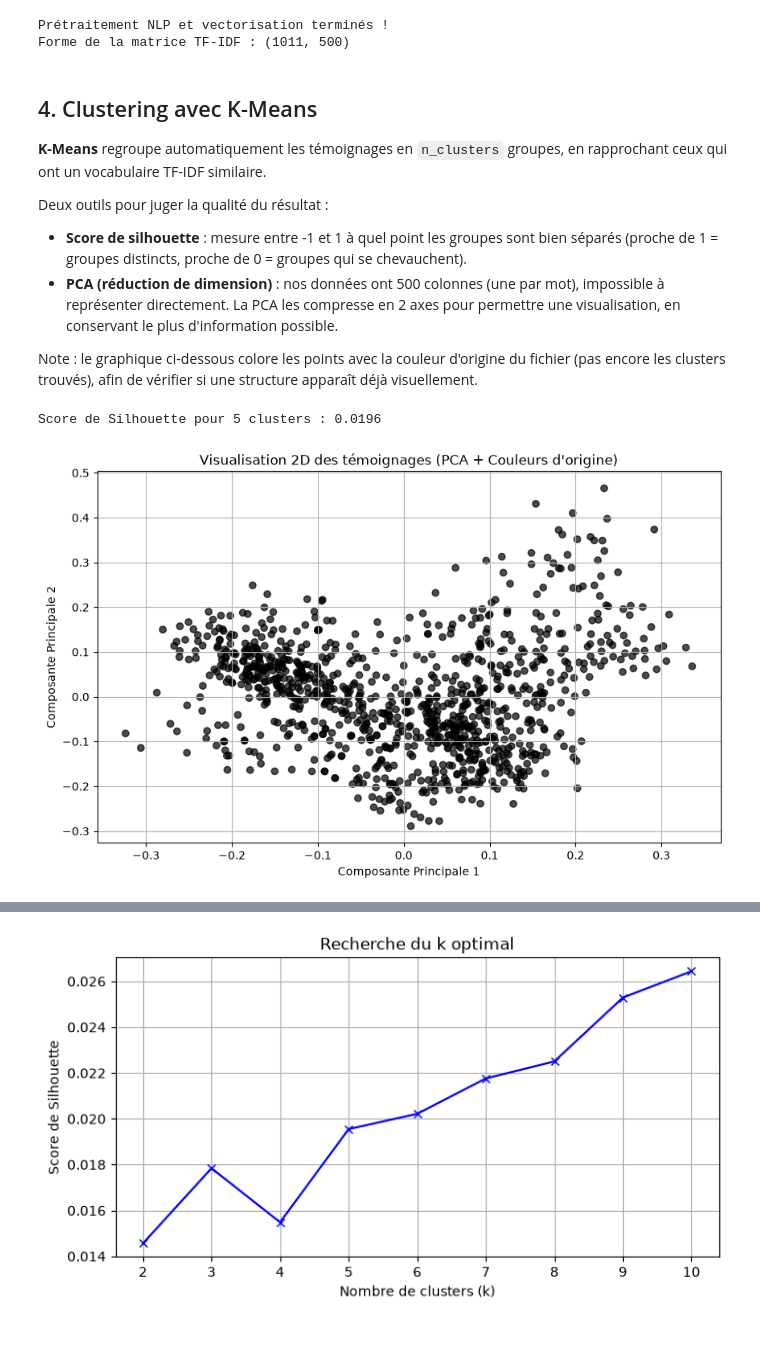
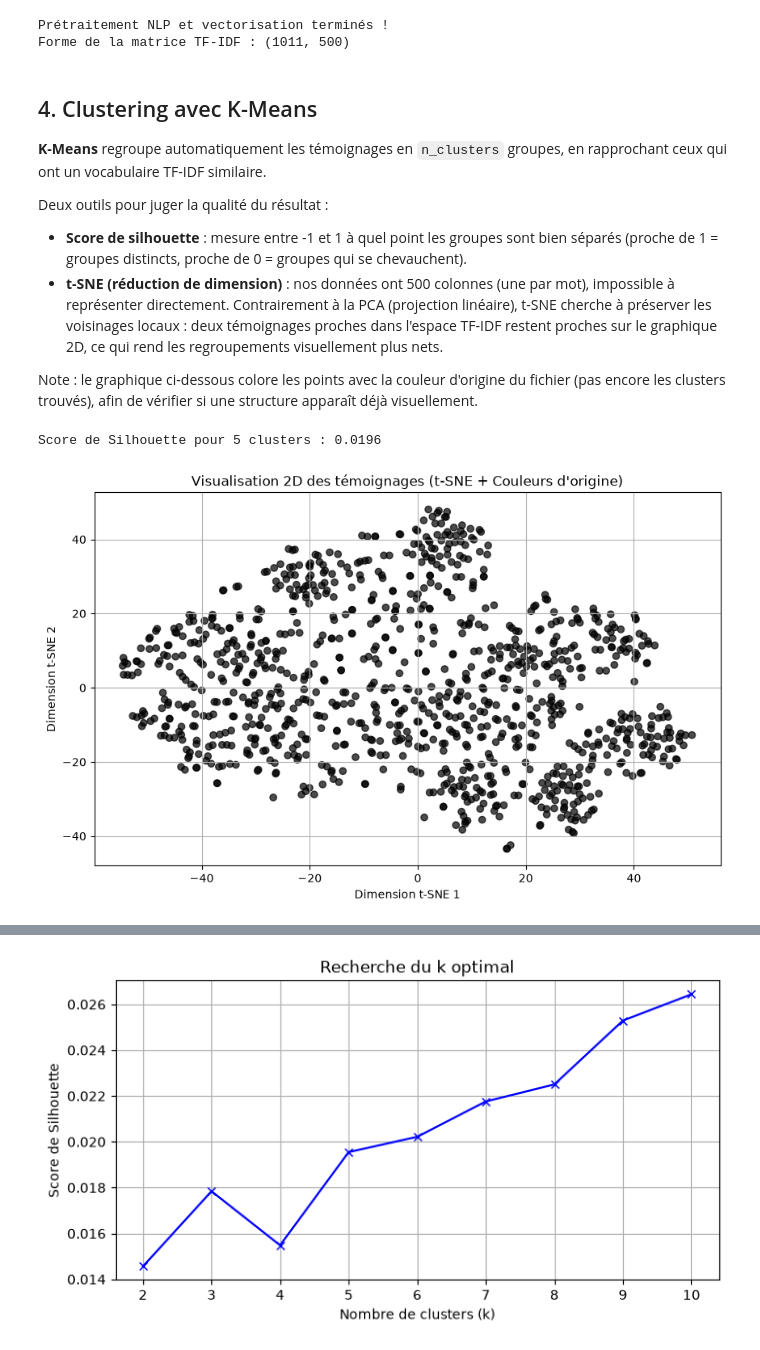
Before and after one commit to LouiSvon/cvrie, a Jupyter notebook: notebooks/unsupervised_learning.ipynb, the cells around one changed output, grey strips where cells are left out. Cells and saved outputs as stored; diff of their text form; code cells hidden in the pictures.

```diff
--- a/notebooks/unsupervised_learning.ipynb
+++ b/notebooks/unsupervised_learning.ipynb
@@ -124,42 +124,42 @@ Forme de la matrice TF-IDF : (1011, 500)
 
 Deux outils pour juger la qualité du résultat :
 - **Score de silhouette** : mesure entre -1 et 1 à quel point les groupes sont bien séparés (proche de 1 = groupes distincts, proche de 0 = groupes qui se chevauchent).
-- **PCA (réduction de dimension)** : nos données ont 500 colonnes (une par mot), impossible à représenter directement. La PCA les compresse en 2 axes pour permettre une visualisation, en conservant le plus d'information possible.
+- **t-SNE (réduction de dimension)** : nos données ont 500 colonnes (une par mot), impossible à représenter directement. Contrairement à la PCA (projection linéaire), t-SNE cherche à préserver les voisinages locaux : deux témoignages proches dans l'espace TF-IDF restent proches sur le graphique 2D, ce qui rend les regroupements visuellement plus nets.
 
 Note : le graphique ci-dessous colore les points avec la couleur d'origine du fichier (pas encore les clusters trouvés), afin de vérifier si une structure apparaît déjà visuellement.
 # %%
 from sklearn.cluster import KMeans
 from sklearn.metrics import silhouette_score
-from sklearn.decomposition import PCA
+from sklearn.manifold import TSNE
 import matplotlib.pyplot as plt
 
 # 1. Entraînement de K-Means (ex: 5 clusters)
 n_clusters = 5
 kmeans = KMeans(n_clusters=n_clusters, random_state=42)
 data['cluster'] = kmeans.fit_predict(X)
 
 # 2. Score de Silhouette (pour évaluer la qualité du clustering)
 score = silhouette_score(X, data['cluster'])
 print(f"Score de Silhouette pour {n_clusters} clusters : {score:.4f}")
 
-# 3. Réduction de dimension 2D avec PCA
-pca = PCA(n_components=2)
-X_2d = pca.fit_transform(X.toarray())
+# 3. Réduction de dimension 2D avec t-SNE
+tsne = TSNE(n_components=2, random_state=42, perplexity=30)
+X_2d = tsne.fit_transform(X.toarray())
 
 # 4. Formatage des couleurs (conversion 0x -> #)
 hex_colors = data['color'].astype(str).str.replace('0x', '#')
 
 # 5. Affichage du graphique 2D
 plt.figure(figsize=(10, 6))
 plt.scatter(X_2d[:, 0], X_2d[:, 1], c=hex_colors, alpha=0.7, edgecolors='k')
-plt.title("Visualisation 2D des témoignages (PCA + Couleurs d'origine)")
-plt.xlabel("Composante Principale 1")
-plt.ylabel("Composante Principale 2")
+plt.title("Visualisation 2D des témoignages (t-SNE + Couleurs d'origine)")
+plt.xlabel("Dimension t-SNE 1")
+plt.ylabel("Dimension t-SNE 2")
 plt.grid(True)
 plt.show()
 # %% [output]
 Score de Silhouette pour 5 clusters : 0.0196
-[figure, old version]
+[figure, new version]
 # %% [markdown]
 ### Interprétation
 
```
Also changed, not shown: parts of 4 cells of this notebook.
